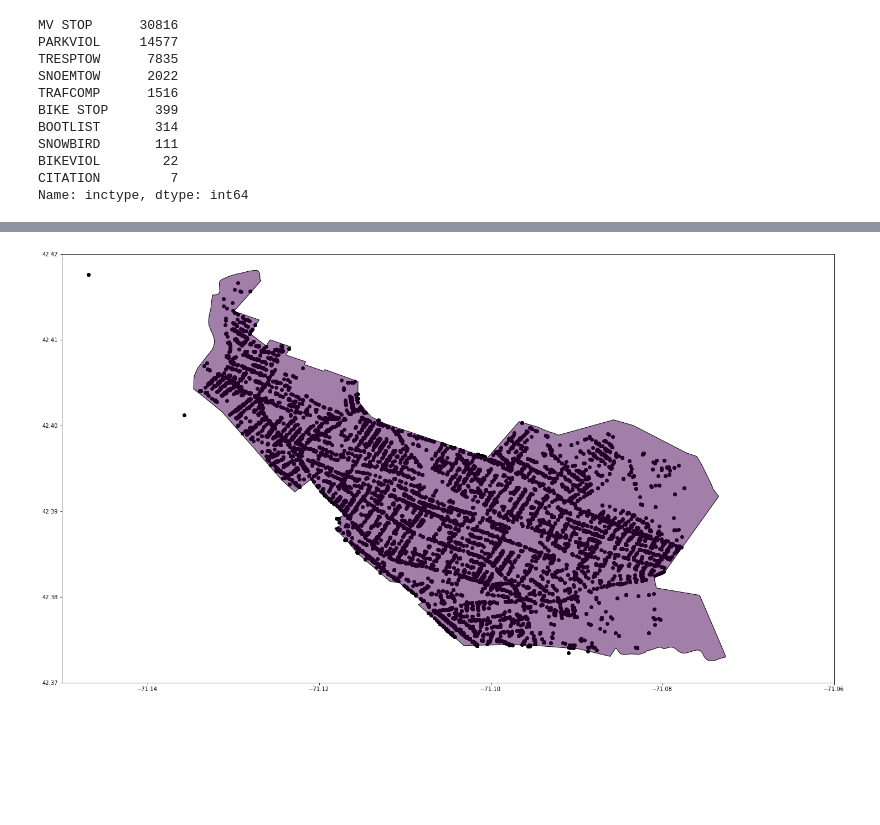
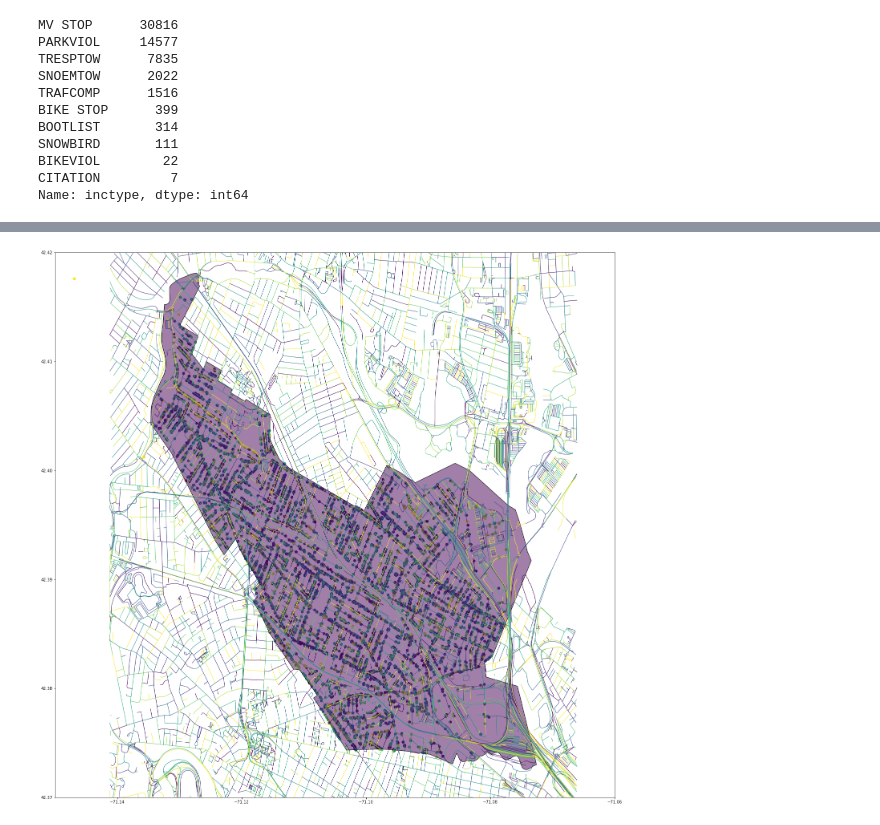
Before and after one commit to jnj16180340/SomervilleParking, a Jupyter notebook: SomervilleParking.ipynb, the cells around one changed output, grey strips where cells are left out. Saved outputs shown, nothing was run; the diff lists cells and outputs as text; code cells hidden in the pictures; blank space fills up the shorter version.

Commit message:
add OSM extracts

```diff
--- a/SomervilleParking.ipynb
+++ b/SomervilleParking.ipynb
@@ -18,6 +22,8 @@ CITYLIMITS = 'data/CityLimits/CityLimits.shx'
 
 # OSM extract came from:
 # https://mapzen.com/data/metro-extracts/
+# https://mapzen.com/data/metro-extracts/your-extracts/7812a99bf7a7
+ROADS = 'data/OSMExtract/sville.imposm-geojson/ex_PvZKnDfJgNJVqprsQ1VnhYe9qdVhX_roads.geojson'
 # %%
 # Useful for finding erroneous data points
 # Coordinates: ESRI:102686
@@ -32,7 +38,11 @@ print(citylimits.crs)
 # %% [output]
 {'datum': 'NAD83', 'units': 'us-ft', 'lat_1': 41.71666666666667, 'proj': 'lcc', 'lon_0': -71.5, 'lat_2': 42.68333333333333, 'lat_0': 41, 'y_0': 750000, 'x_0': 199999.9999999999, 'no_defs': True}
 {'init': 'epsg:4326', 'no_defs': True}
+# %%
+roads = gpd.read_file(ROADS)
 # %%
 df = pd.read_csv(TRAFFICLOCATIONS)
+df['dtreceived'] = pd.to_datetime(df['dtreceived'])
+df = df.set_index('dtreceived')
 df.head()
 # %% [output]
@@ -76,10 +85,13 @@ agdf = gdf.head()
 # %%
 # Axes limits should be automatically set from the shape
 # Also, is the projection wrong?
-axw = citylimits.plot()
+fig, axw = plt.subplots()
+citylimits.plot(ax=axw)
 axw.set_xlim(-71.15, -71.06)
 axw.set_ylim(42.37, 42.42)
-axw.scatter(x=gdf[isParking]['X'], y=gdf[isParking]['Y'],c='k')
+axw.scatter(x=df[isParking]['X'], y=df[isParking]['Y'],c=df[isParking].index)
+#fig.colorbar(df[isParking].index)
+roads.plot(ax=axw)
 plt.gcf().set_size_inches(25,25)
 # %% [output]
-[figure, old version]
+[figure, new version]
```
Also changed, not shown: parts of 5 cells of this notebook, 17 other files.
